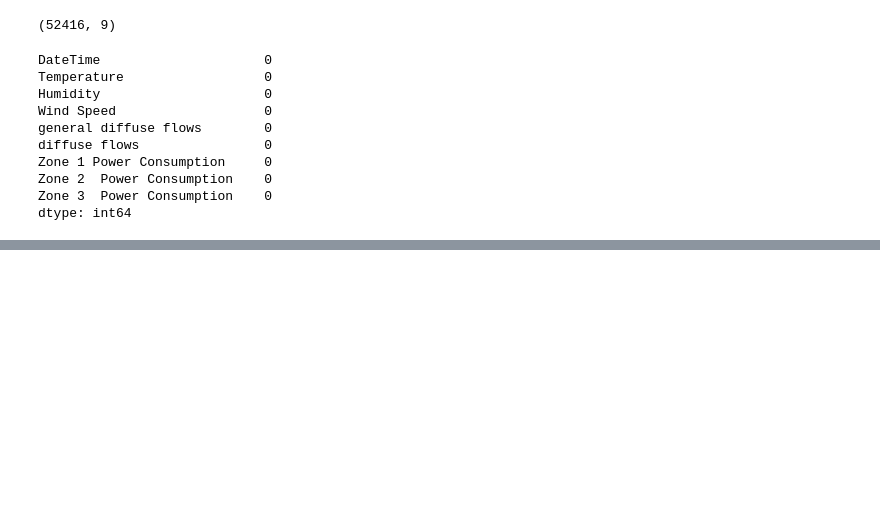
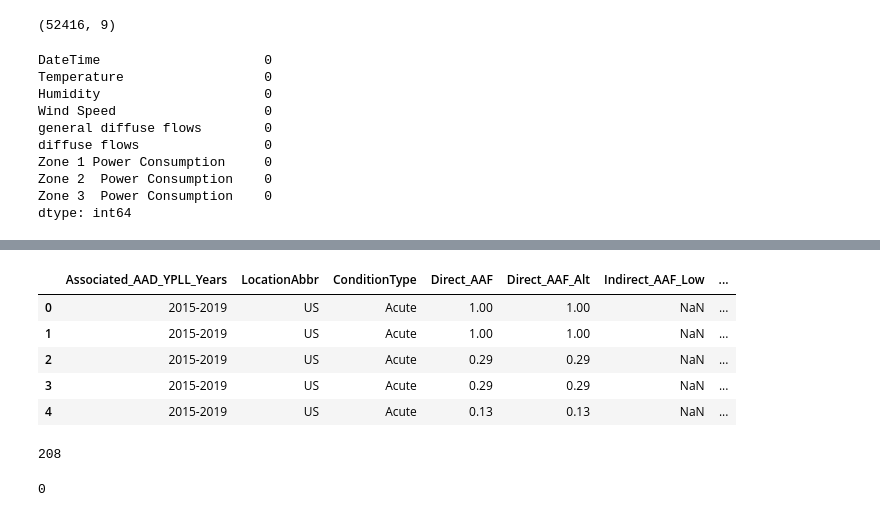
Before and after one commit to tendomart/codingdojo, a Jupyter notebook: Core_Project2.ipynb, the cells around one changed output, grey strips where cells are left out. Saved outputs shown, nothing was run; the diff lists cells and outputs as text; code cells hidden in the pictures; blank space fills up the shorter version.

```diff
--- a/Core_Project2.ipynb
+++ b/Core_Project2.ipynb
@@ -20,7 +20,7 @@ import numpy as np
 #import dataset
 
 
-df = pd.read_csv('/content/sample_data/Alcohol-Related_Disease_Impact.csv')
+df = pd.read_csv('/content/sample_data/Alcohol_Related_Disease_Impact.csv')
 # https://catalog.data.gov/dataset/national-health-and-nutrition-examination-survey-nhanes-national-cardiovascular-disease-su-00a88
 df.head()
 # %% [output]
@@ -209,0 +229,24 @@ dtype: object
+# %%
+# Drop unwanted columns
+# df = df.drop(columns=['Associated_AAD_YPLL_Years', 'LocationDesc', 'Data_Value_Unit', 'DataSource', 'Sex', 'AgeGroup', 'Cause_of_Death', 'Category', 'Data_Value_Footnote_Symbol', 'Data_Value_Footnote'])
+df = df.drop(columns=['LocationDesc', 'Data_Value_Unit', 'DataSource', 'Sex', 'AgeGroup', 'Cause_of_Death', 'Category', 'Data_Value_Footnote_Symbol', 'Data_Value_Footnote'])
+df.head()
+# %% [output]
+|  | Associated_AAD_YPLL_Years | LocationAbbr | ConditionType | Direct_AAF | Direct_AAF_Alt | Indirect_AAF_Low | ... |
+| 0 | 2015-2019 | US | Acute | 1.00 | 1.00 | NaN | ... |
+| 1 | 2015-2019 | US | Acute | 1.00 | 1.00 | NaN | ... |
+| 2 | 2015-2019 | US | Acute | 0.29 | 0.29 | NaN | ... |
+| 3 | 2015-2019 | US | Acute | 0.29 | 0.29 | NaN | ... |
+| 4 | 2015-2019 | US | Acute | 0.13 | 0.13 | NaN | ... |
+# %%
+# Find , count and finally delete duplicates
+df.duplicated().sum()
+# %% [output]
+208
+# %%
+# There are 208 duplicated rows, therefore we'll dlete them
+df = df.drop_duplicates()
+df.duplicated().sum()
+# all duplicates are removed
+# %% [output]
+0
```
Also changed, not shown: parts of 8 cells of this notebook.
